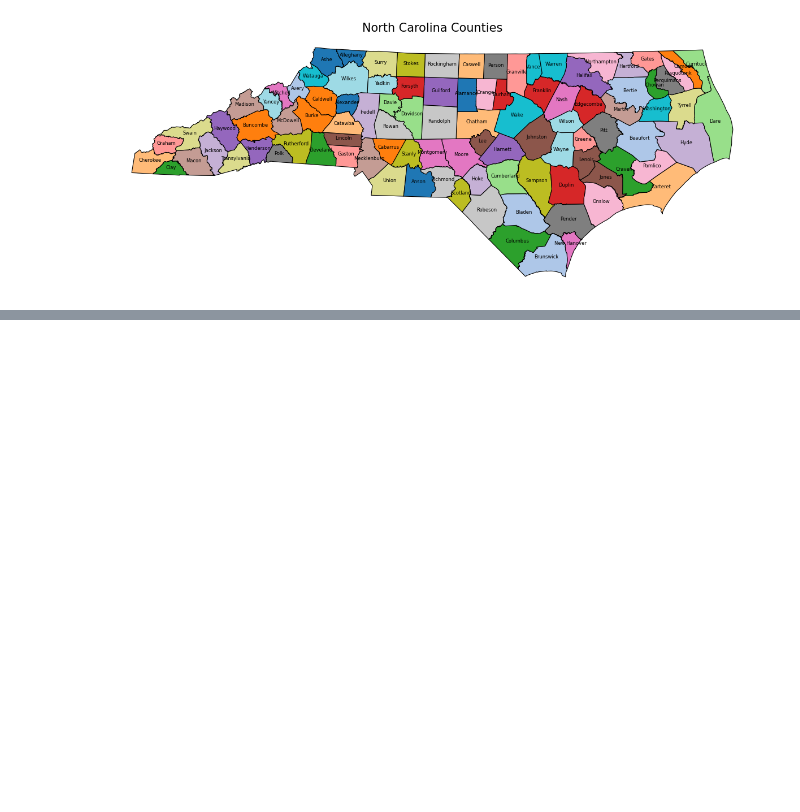
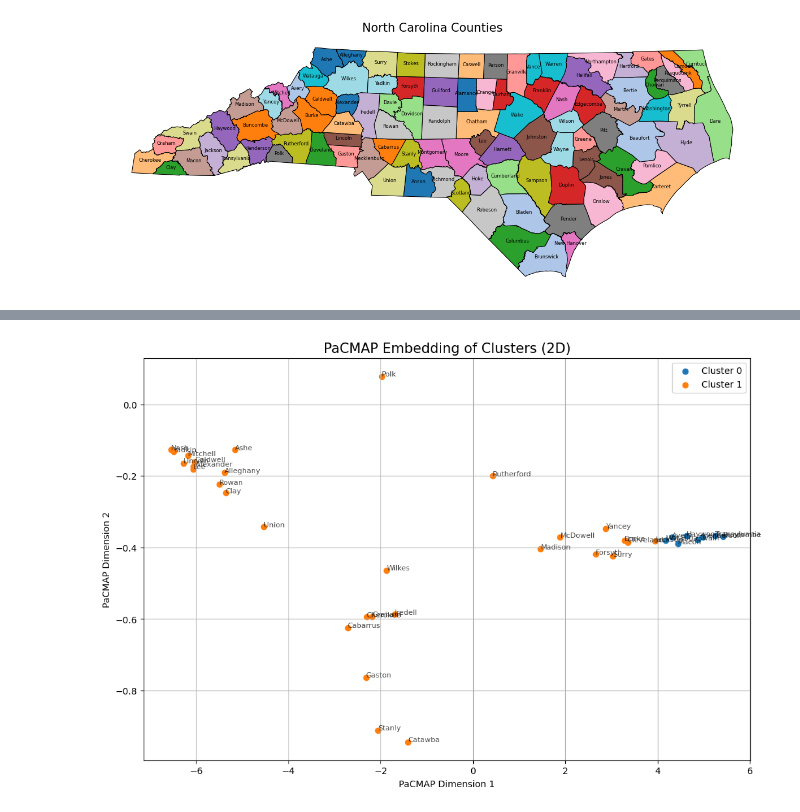
Before and after one commit to zakk-h/NCTrailVisitation, a Jupyter notebook: work.ipynb, the cells around one changed output, grey strips where cells are left out. Drawn from its saved outputs; the diff is of its cells as text; code cells hidden in the pictures; blank space fills up the shorter version.

```diff
--- a/work.ipynb
+++ b/work.ipynb
@@ -2,7 +2,7 @@
 import geopandas as gpd
 import matplotlib.pyplot as plt
 
-nc_counties = gpd.read_file('NCDOT_County_Boundaries.shp')
+nc_counties = gpd.read_file('Boundaries/NCDOT_County_Boundaries.shp')
 
 nc_counties['centroid'] = nc_counties.geometry.centroid
 
@@ -35,0 +237,63 @@ plt.show()
+# %%
+
+import numpy as np
+import pandas as pd
+import geopandas as gpd
+import matplotlib.pyplot as plt
+from sklearn.cluster import KMeans
+from sklearn.preprocessing import StandardScaler
+from scipy.spatial.distance import cdist
+import pacmap
+from sklearn.decomposition import PCA
+import plotly.express as px
+
+normalized_data['Cluster'] = best_kmeans.labels_
+
+# Apply PaCMAP for dimensionality reduction
+pacmap_reducer = pacmap.PaCMAP(n_components=2, random_state=42)
+embedding_2d = pacmap_reducer.fit_transform(normalized_values)
+
+# Plot 2D embeddings
+plt.figure(figsize=(12, 8))
+for cluster_label in np.unique(best_kmeans.labels_):
+    cluster_points = embedding_2d[best_kmeans.labels_ == cluster_label]
+    plt.scatter(cluster_points[:, 0], cluster_points[:, 1], label=f"Cluster {cluster_label}")
+
+for i, county_name in enumerate(county_names):
+    plt.text(embedding_2d[i, 0], embedding_2d[i, 1], county_name, fontsize=8, alpha=0.7)
+
+plt.title("PaCMAP Embedding of Clusters (2D)", fontsize=15)
+plt.xlabel("PaCMAP Dimension 1")
+plt.ylabel("PaCMAP Dimension 2")
+plt.legend()
+plt.grid(True)
+plt.show()
+
+interactive_df = pd.DataFrame({
+    'PaCMAP Dimension 1': embedding_2d[:, 0],
+    'PaCMAP Dimension 2': embedding_2d[:, 1],
+    'Cluster': best_kmeans.labels_,
+    'County Name': county_names
+})
+
+# Create an interactive scatter plot using Plotly
+fig = px.scatter(
+    interactive_df,
+    x='PaCMAP Dimension 1',
+    y='PaCMAP Dimension 2',
+    color='Cluster',
+    hover_data=['County Name'],
+    title='PaCMAP Embedding of Clusters (2D)'
+)
+
+# Update layout to make the plot cleaner
+fig.update_layout(
+    xaxis_title="PaCMAP Dimension 1",
+    yaxis_title="PaCMAP Dimension 2",
+    legend_title="Cluster",
+    template="plotly_white"
+)
+
+# Show the interactive plot
+fig.show()
+# %% [output]
@@ -35,0 +301 @@ plt.show()
+[figure, added]
```
Also changed, not shown: parts of 5 cells of this notebook, 1 other file.
